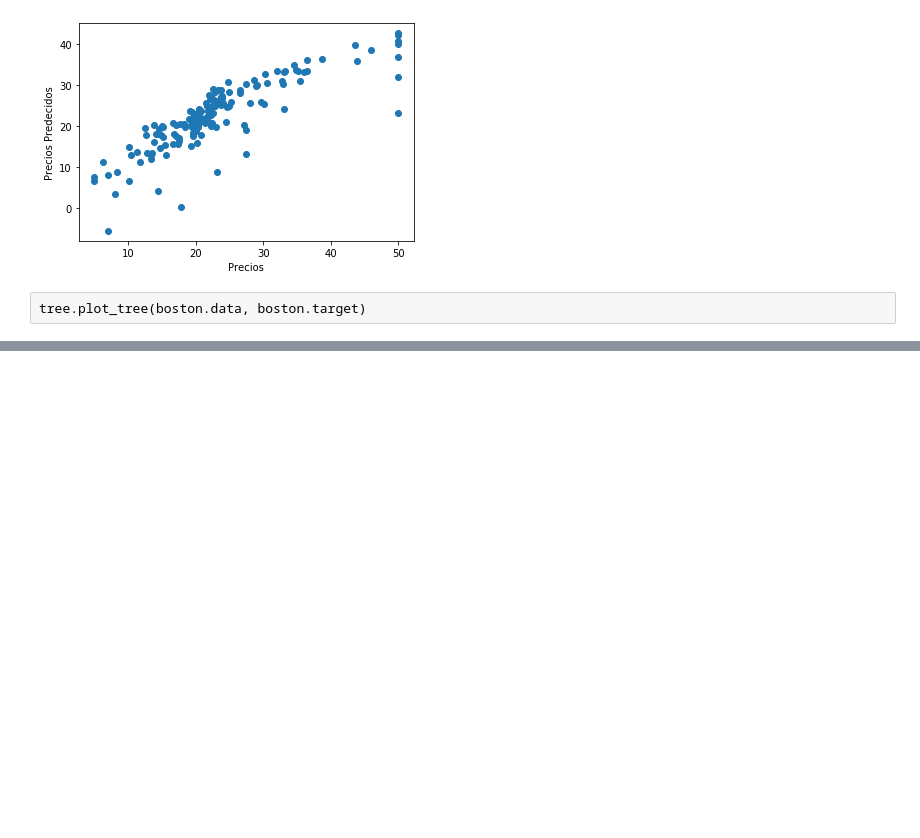
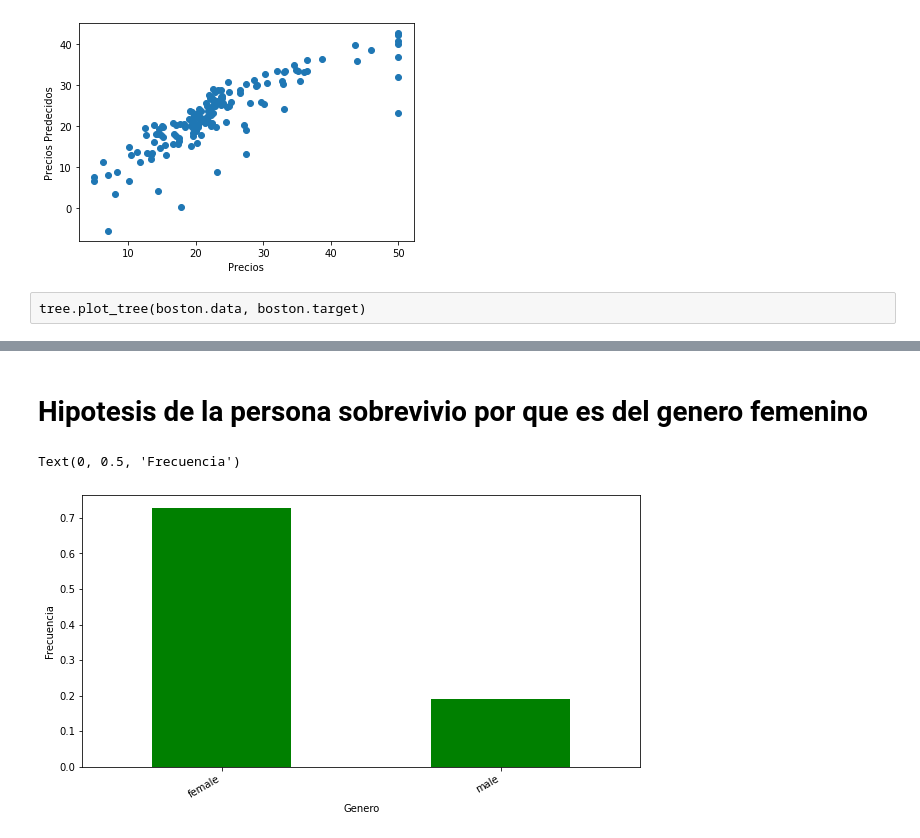
Before and after one commit to InteligenciaArtificialIIP/Arboles-y-Bosques-Aleatorios, a Jupyter notebook: Arboles y Bosques Aleatorios.ipynb, the cells around one changed output, grey strips where cells are left out. Saved outputs shown, nothing was run; the diff lists cells and outputs as text; code cells hidden in the pictures; blank space fills up the shorter version.

```diff
--- a/Arboles y Bosques Aleatorios.ipynb
+++ b/Arboles y Bosques Aleatorios.ipynb
@@ -680,0 +782,5 @@ tree.plot_tree(boston.data, boston.target)
+# %%
+embarked_dummies=pd.get_dummies(dataset0["embarked"], prefix="emb")
+embarked_dummies.drop(embarked_dummies.columns[0], axis=1,inplace=True)
+dataset1=pd.concat([dataset0, embarked_dummies], axis=1)
+dataset1.head()
@@ -680,0 +794,5 @@ tree.plot_tree(boston.data, boston.target)
+# %%
+sibsp_dummies=pd.get_dummies(dataset0["sibsp"], prefix="ss")
+sibsp_dummies.drop(sibsp_dummies.columns[0], axis=1,inplace=True)
+dataset2=pd.concat([dataset1, sibsp_dummies], axis=1)
+dataset2.head()
@@ -680,0 +807,5 @@ tree.plot_tree(boston.data, boston.target)
+# %%
+parch_dummies=pd.get_dummies(dataset0["parch"], prefix="pr")
+parch_dummies.drop(parch_dummies.columns[0], axis=1,inplace=True)
+dataset3=pd.concat([dataset2, parch_dummies], axis=1)
+dataset3.head()
@@ -680,0 +820,8 @@ tree.plot_tree(boston.data, boston.target)
+# %% [markdown]
+# Hipotesis de la persona sobrevivio por que es del genero femenino
+# %%
+dataset_hipotesis=pd.concat([dataset3[dataset3.survived==1].groupby('sex').sex.count(),dataset3[dataset3.survived==0].groupby('sex').sex.count()],axis=1)
+
+dataset_hipotesis.columns=['sex_class_ys','sex_class_ns']
+
+dataset_hipotesis_final=dataset_hipotesis.sex_class_ys/(dataset_hipotesis.sex_class_ys+dataset_hipotesis.sex_class_ns)
@@ -680,0 +830,9 @@ tree.plot_tree(boston.data, boston.target)
+# %%
+plt.figure(figsize=(10,5))
+ax = dataset_hipotesis_final.plot(kind="bar", color='g', y='Percentage')
+ax.set_xticklabels(dataset_hipotesis_final.index, rotation=30, fontsize=10, ha='right')
+ax.set_xlabel('Genero')
+ax.set_ylabel('Frecuencia')
+# %% [output]
+Text(0, 0.5, 'Frecuencia')
+[figure, added]
```
Also changed, not shown: parts of 48 cells of this notebook.
